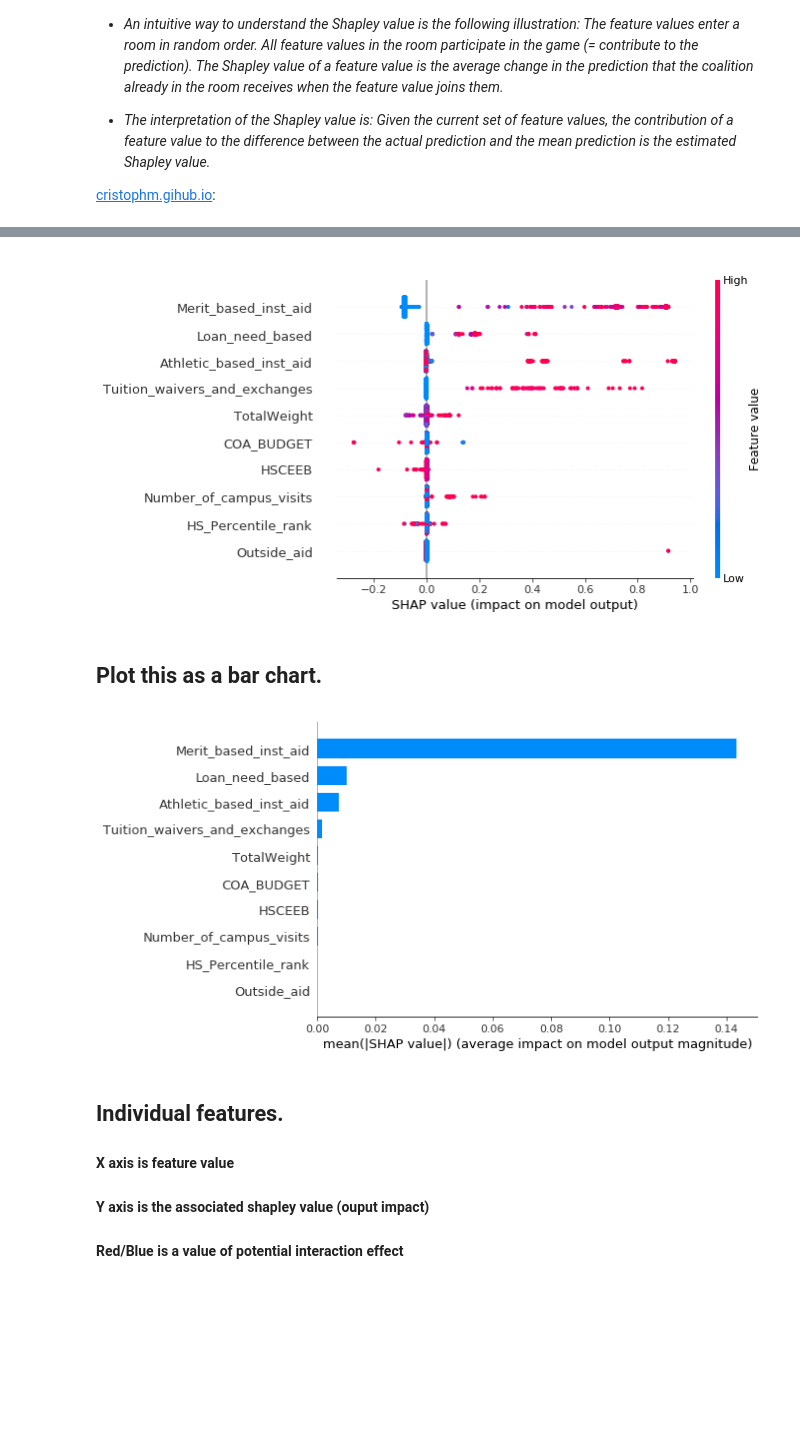
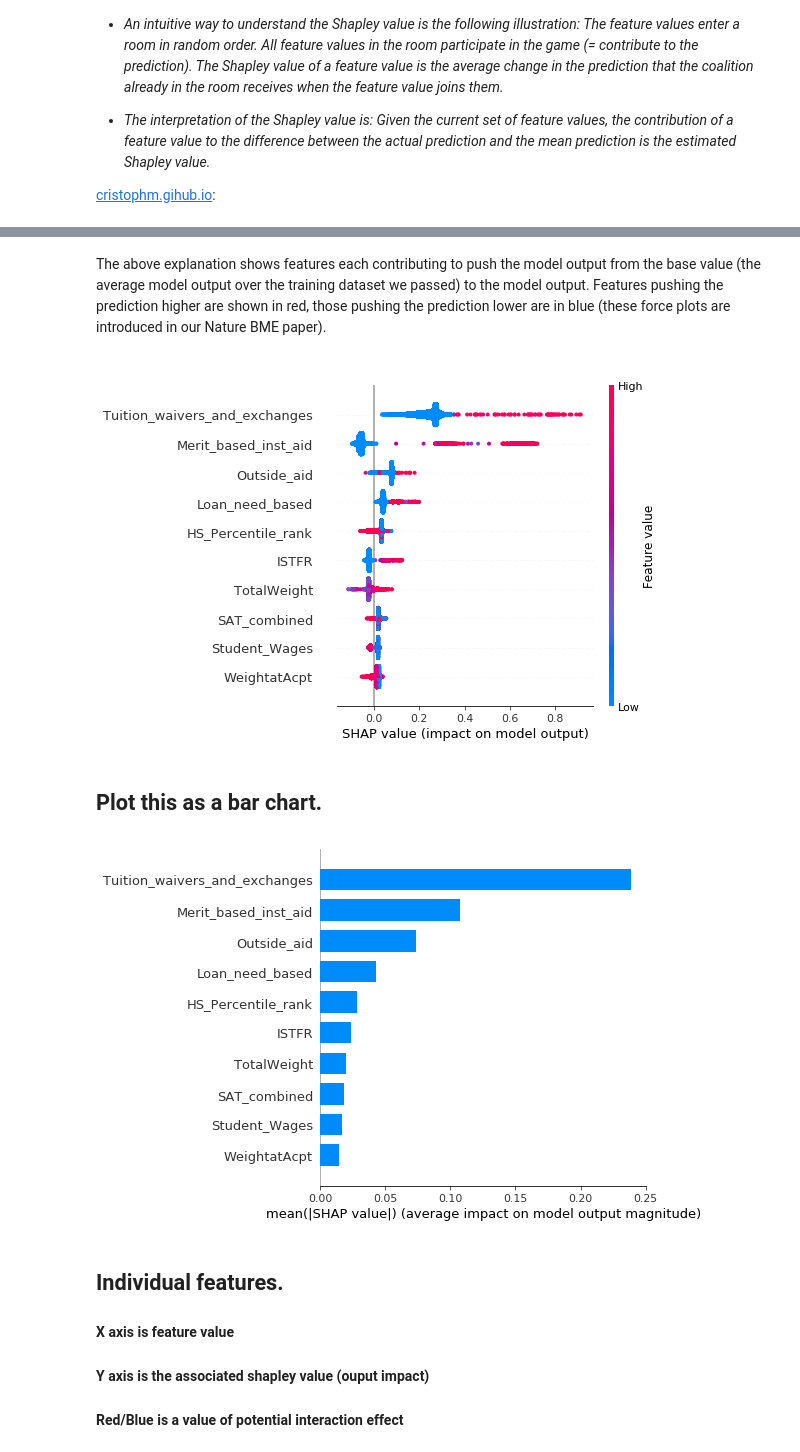
Before and after one commit to stibbs1998/Siena-Admissions-Internship, a Jupyter notebook: notebooks/014-st-feature_importance.ipynb, the cells around one changed output, grey strips where cells are left out. Saved outputs shown, nothing was run; the diff lists cells and outputs as text; code cells hidden in the pictures; blank space fills up the shorter version.

Commit message:
updated model for best parameters, need to work on figuring out which columns should be left out for this model.

```diff
--- a/notebooks/014-st-feature_importance.ipynb
+++ b/notebooks/014-st-feature_importance.ipynb
@@ -31,8 +31,19 @@ Y = df['Enrolled'].fillna(-999)
 
 
 X_train, X_test, y_train, y_test = train_test_split(X, Y)
+
+best_params = {'colsample_bytree': 0.8,
+ 'learning_rate': 0.05,
+ 'max_depth': 5,
+ 'min_child_weight': 11,
+ 'missing': -999,
+ 'n_estimators': 500,
+ 'nthread': 4,
+ 'seed': 42,
+ 'silent': 1,
+ 'subsample': 0.8}  # found from GridSearchCV (013-st-model_paramters.ipynb)
 # %%
-model = xgb.XGBRegressor()
+model = xgb.XGBRegressor(**best_params)
 model.fit(X_train, y_train)
 y_pred = model.predict(X_test)
 
@@ -99,17 +87,21 @@ shap_values = explainer.shap_values(X)
+# %% [markdown]
+The above explanation shows features each contributing to push the model output from the base value (the average model output over the training dataset we passed) to the model output. Features pushing the prediction higher are shown in red, those pushing the prediction lower are in blue (these force plots are introduced in our Nature BME paper).
 # %%
 sum_plot = shap.summary_plot(shap_values, X, max_display=10, show=False,
                   plot_type='dot')
+plt.tight_layout()
 plt.savefig("../reports/figures/feature_importance/shapley_summary.png")
 # %% [output]
-[figure, old version]
+[figure, new version]
 # %% [markdown]
 ## Plot this as a bar chart.
 # %%
 shap.summary_plot(shap_values, X, max_display=10, show=False,
                   plot_type='bar')
+plt.tight_layout()
 plt.savefig("../reports/figures/feature_importance/shapley_summary_bar.png")
 # %% [output]
-[figure, old version]
+[figure, new version]
 # %% [markdown]
 ## Individual features.
 
```
Also changed, not shown: parts of 9 cells of this notebook, 2 other files.
